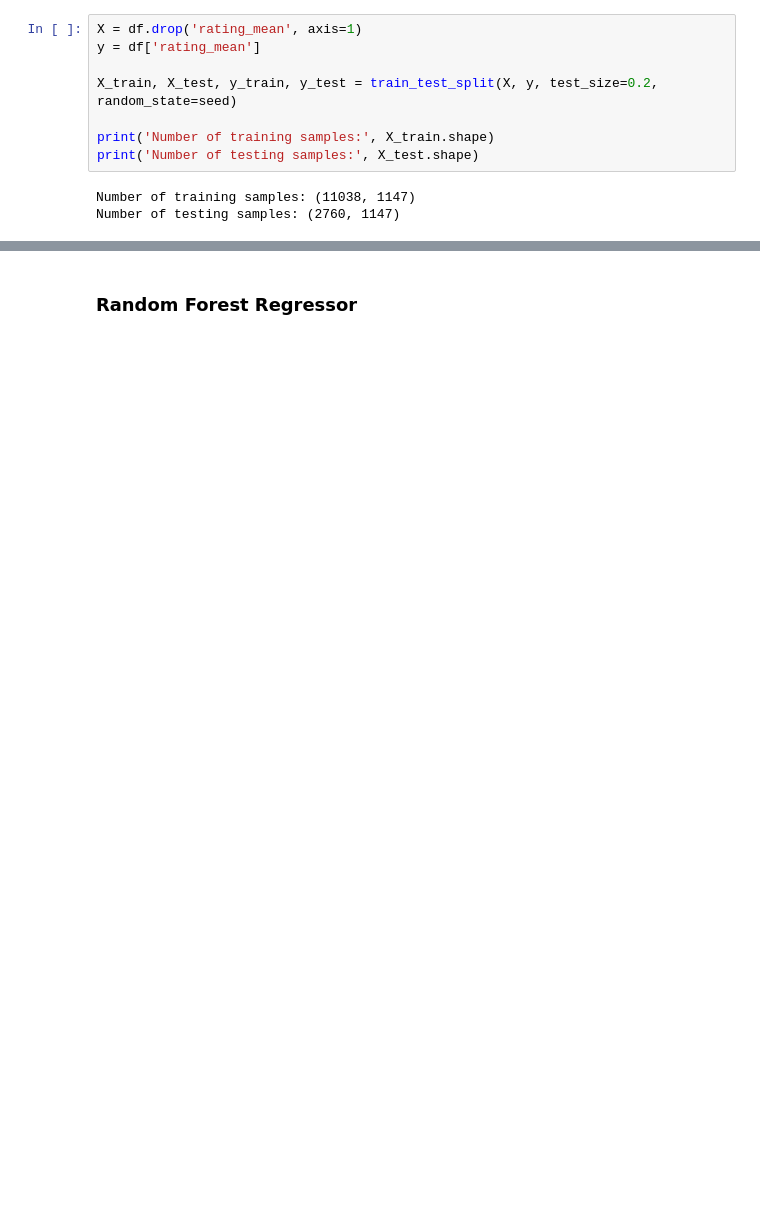
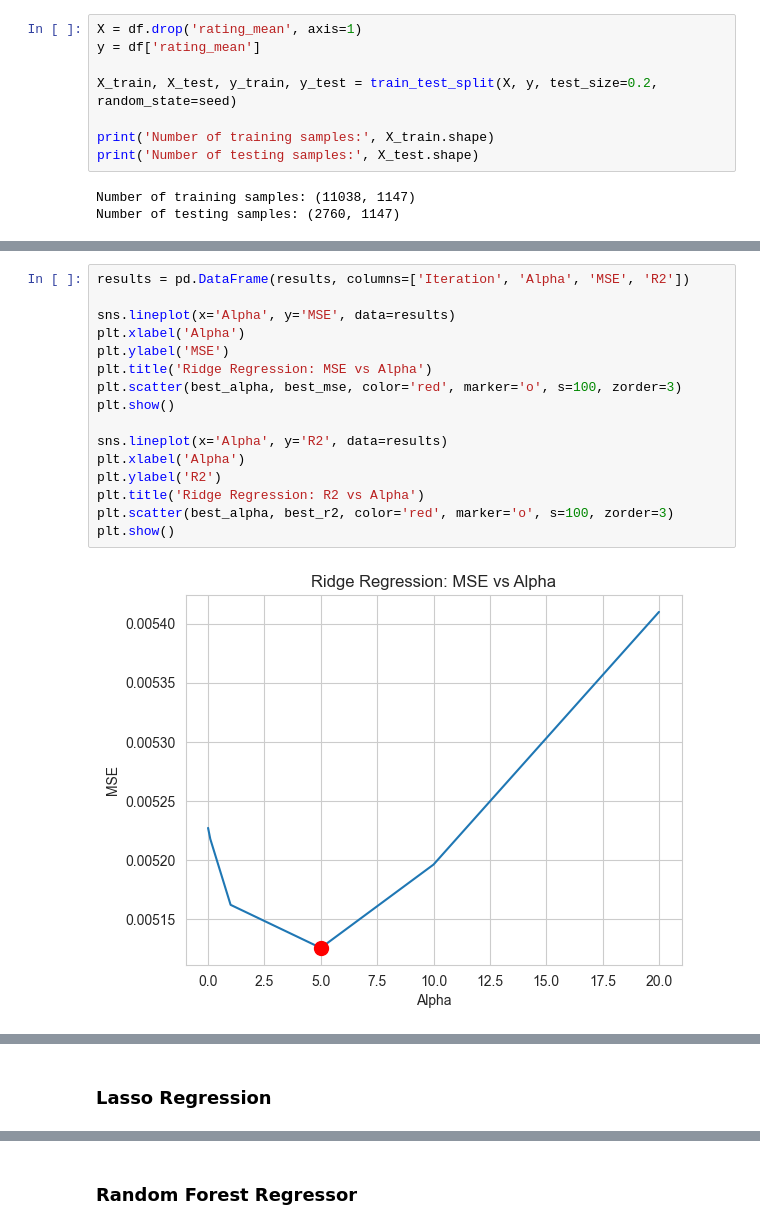
Before and after one commit to DiegoConce/data-analytics-movielens, a Jupyter notebook: classicMl.ipynb, the cells around one changed output, grey strips where cells are left out. Cells and saved outputs as stored; diff of their text form; blank space fills up the shorter version.

```diff
--- a/classicMl.ipynb
+++ b/classicMl.ipynb
@@ -66,0 +115,18 @@ R2 Score: 0.976825573190874
+# %%
+results = pd.DataFrame(results, columns=['Iteration', 'Alpha', 'MSE', 'R2'])
+
+sns.lineplot(x='Alpha', y='MSE', data=results)
+plt.xlabel('Alpha')
+plt.ylabel('MSE')
+plt.title('Ridge Regression: MSE vs Alpha')
+plt.scatter(best_alpha, best_mse, color='red', marker='o', s=100, zorder=3)
+plt.show()
+
+sns.lineplot(x='Alpha', y='R2', data=results)
+plt.xlabel('Alpha')
+plt.ylabel('R2')
+plt.title('Ridge Regression: R2 vs Alpha')
+plt.scatter(best_alpha, best_r2, color='red', marker='o', s=100, zorder=3)
+plt.show()
+# %% [output]
+[figure, added]
@@ -66,0 +134,2 @@ R2 Score: 0.976825573190874
+# %% [markdown]
+### Lasso Regression
```
Also changed, not shown: parts of 22 cells of this notebook, 1 other file.
